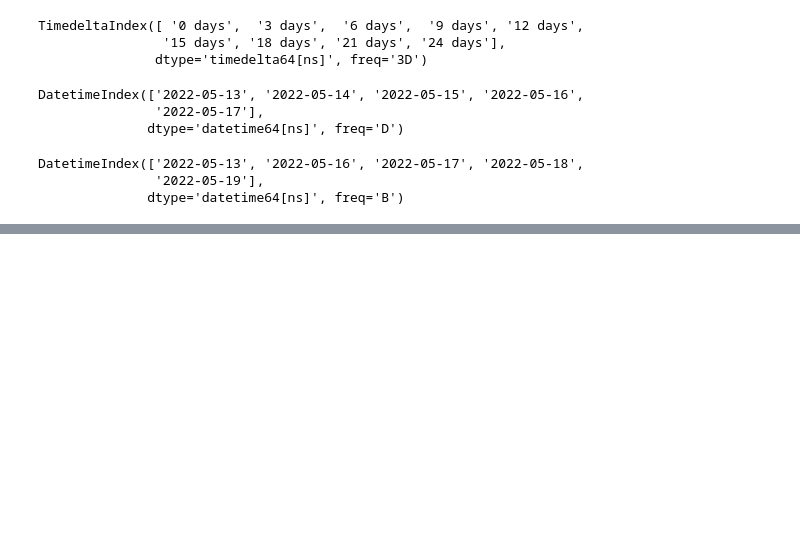
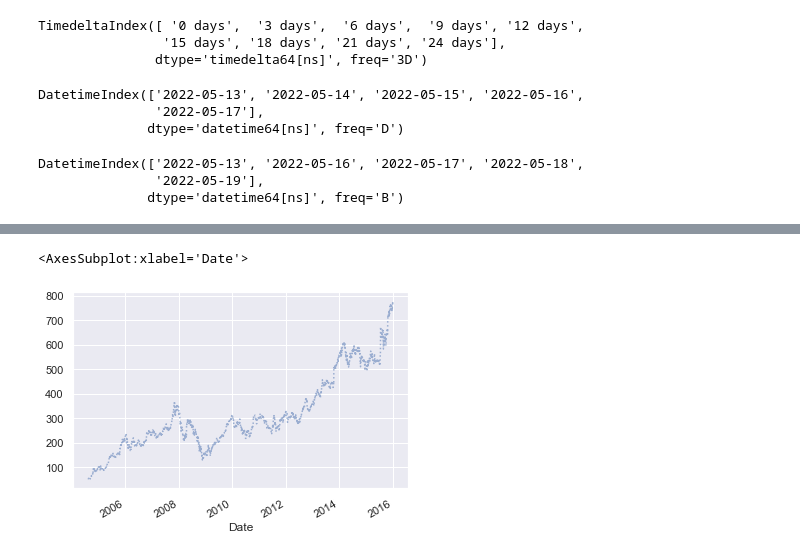
Before and after one commit to t8t/python22, a Jupyter notebook: Day5.ipynb, the cells around one changed output, grey strips where cells are left out. Saved outputs shown, nothing was run; the diff lists cells and outputs as text; code cells hidden in the pictures; blank space fills up the shorter version.

```diff
--- a/Day5.ipynb
+++ b/Day5.ipynb
@@ -426,0 +481,5 @@ DatetimeIndex(['2022-05-13', '2022-05-16', '2022-05-17', '2022-05-18',
+# %%
+yahoo.plot(alpha=0.5, style=':')
+# %% [output]
+<AxesSubplot:xlabel='Date'>
+[figure, added]
```
Also changed, not shown: parts of 49 cells of this notebook.
